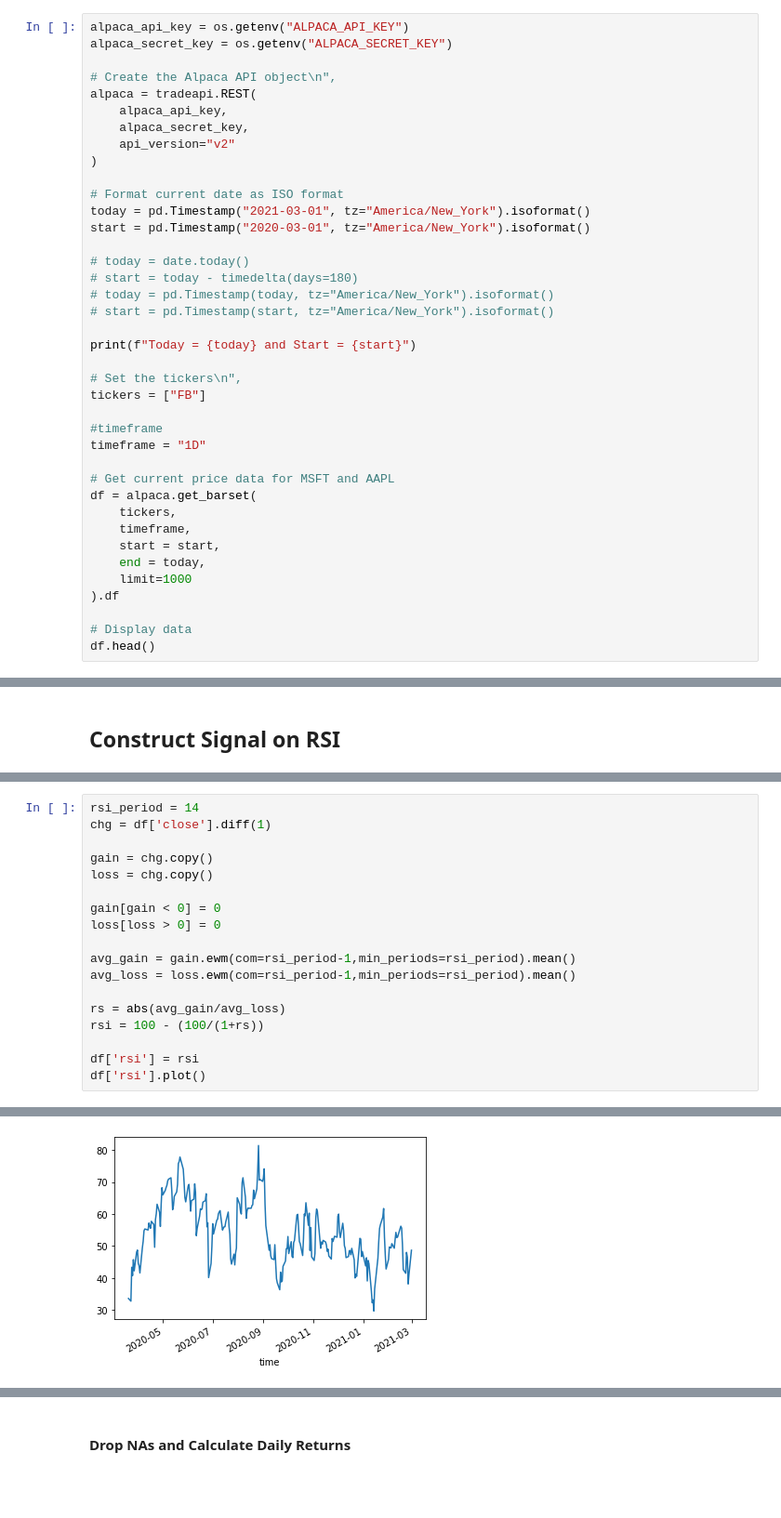
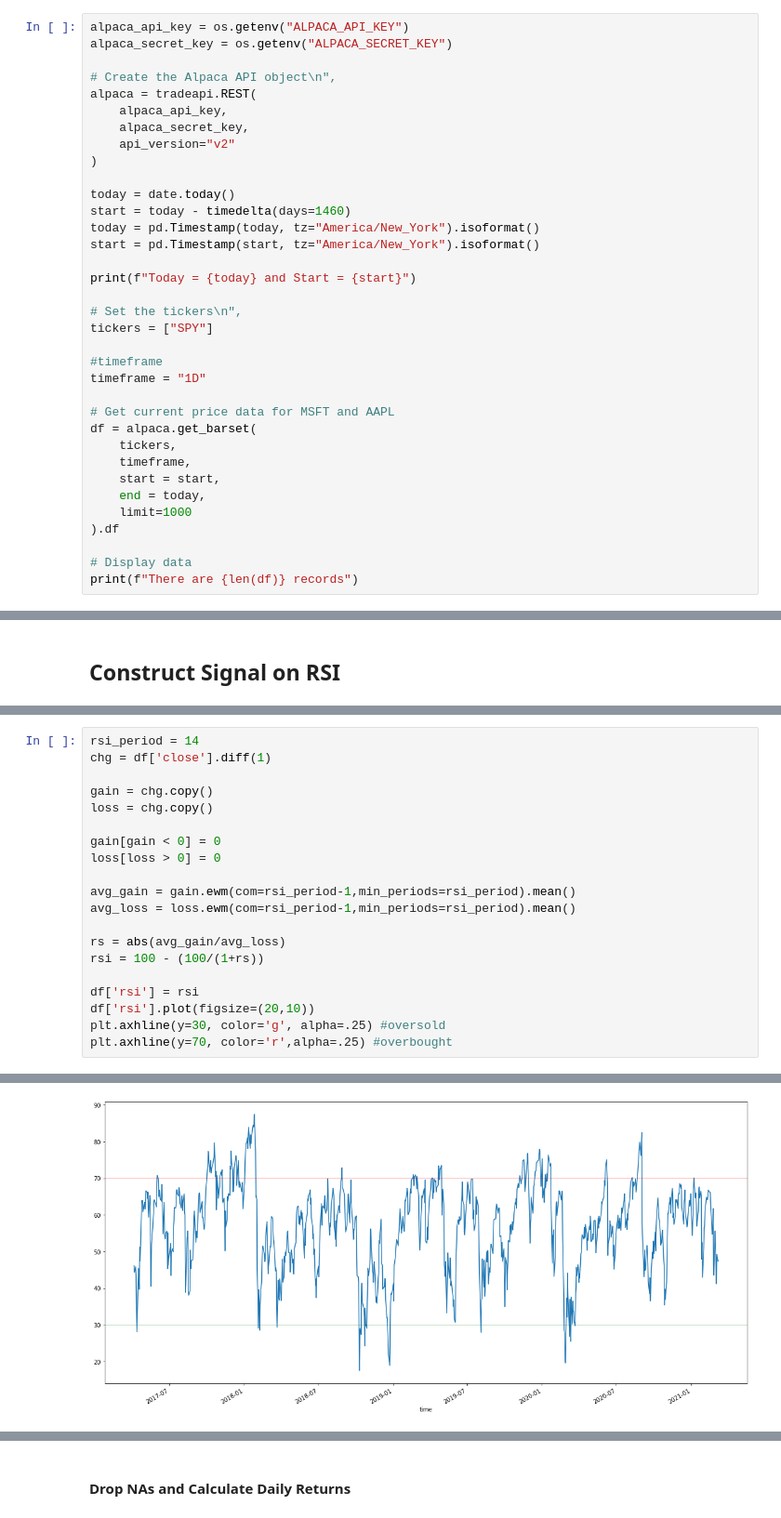
Before and after one commit to lchristij/MLProject, a Jupyter notebook: build_signals.ipynb, the cells around one changed output, grey strips where cells are left out. Shown at 93% size. Cells and saved outputs as stored; diff of their text form; blank space fills up the shorter version.

```diff
--- a/build_signals.ipynb
+++ b/build_signals.ipynb
@@ -37,19 +37,15 @@ alpaca = tradeapi.REST(
     api_version="v2"
 )
 
-# Format current date as ISO format
-today = pd.Timestamp("2021-03-01", tz="America/New_York").isoformat()
-start = pd.Timestamp("2020-03-01", tz="America/New_York").isoformat()
-
-# today = date.today()
-# start = today - timedelta(days=180)
-# today = pd.Timestamp(today, tz="America/New_York").isoformat()
-# start = pd.Timestamp(start, tz="America/New_York").isoformat()
+today = date.today()
+start = today - timedelta(days=1460)
+today = pd.Timestamp(today, tz="America/New_York").isoformat()
+start = pd.Timestamp(start, tz="America/New_York").isoformat()
 
 print(f"Today = {today} and Start = {start}")
 
 # Set the tickers\n",
-tickers = ["FB"]
+tickers = ["SPY"]
 
 #timeframe
 timeframe = "1D"
@@ -64,5 +60,5 @@ df = alpaca.get_barset(
 ).df
 
 # Display data
-df.head()
+print(f"There are {len(df)} records")
 # %% [output]
@@ -196,5 +148,7 @@ rs = abs(avg_gain/avg_loss)
 rsi = 100 - (100/(1+rs))
 
 df['rsi'] = rsi
-df['rsi'].plot()
+df['rsi'].plot(figsize=(20,10))
+plt.axhline(y=30, color='g', alpha=.25) #oversold
+plt.axhline(y=70, color='r',alpha=.25) #overbought
 # %% [output]
@@ -202,2 +156,2 @@ df['rsi'].plot()
-[figure, old version]
+[figure, new version]
 # %%
```
Also changed, not shown: parts of 29 cells of this notebook, 5 other files.
